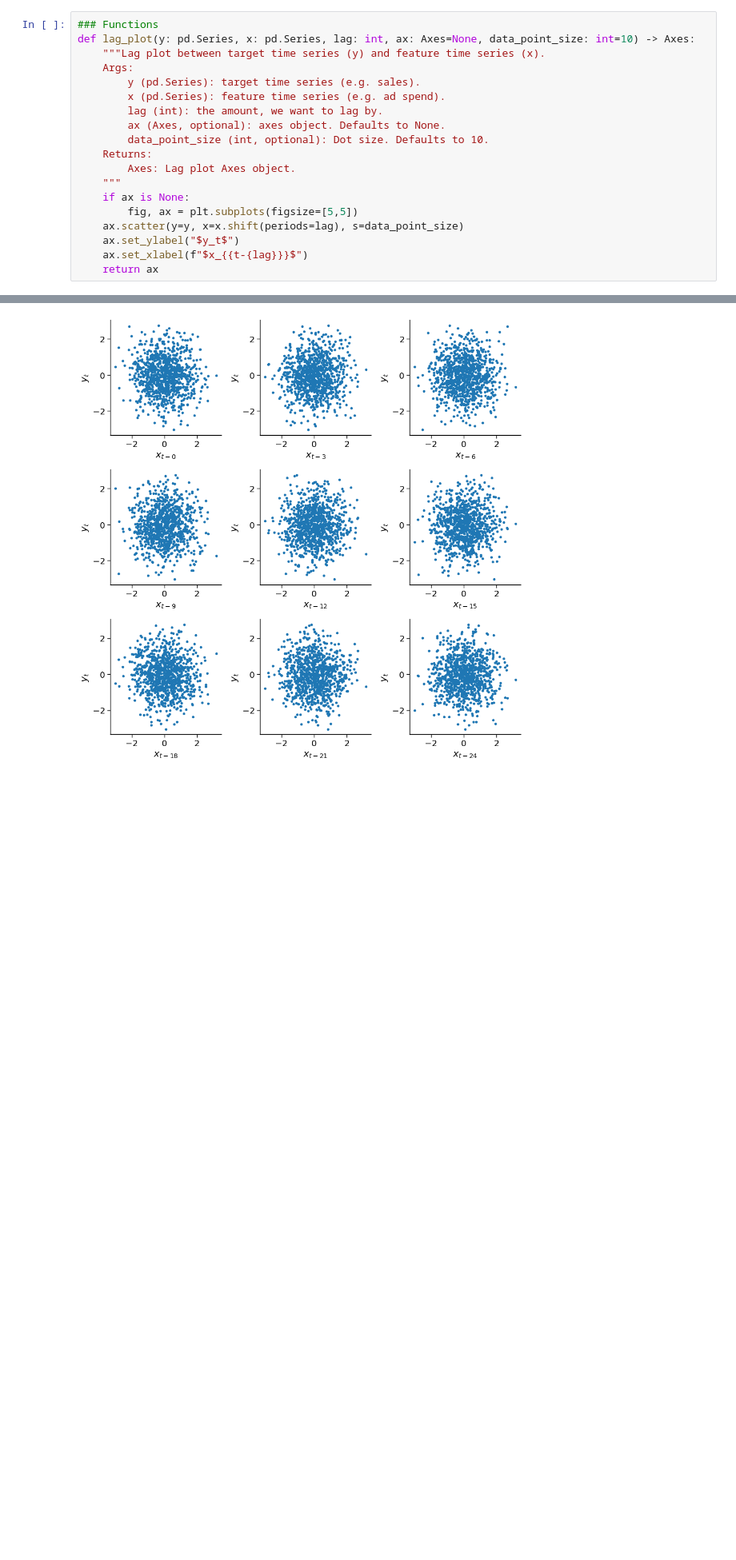
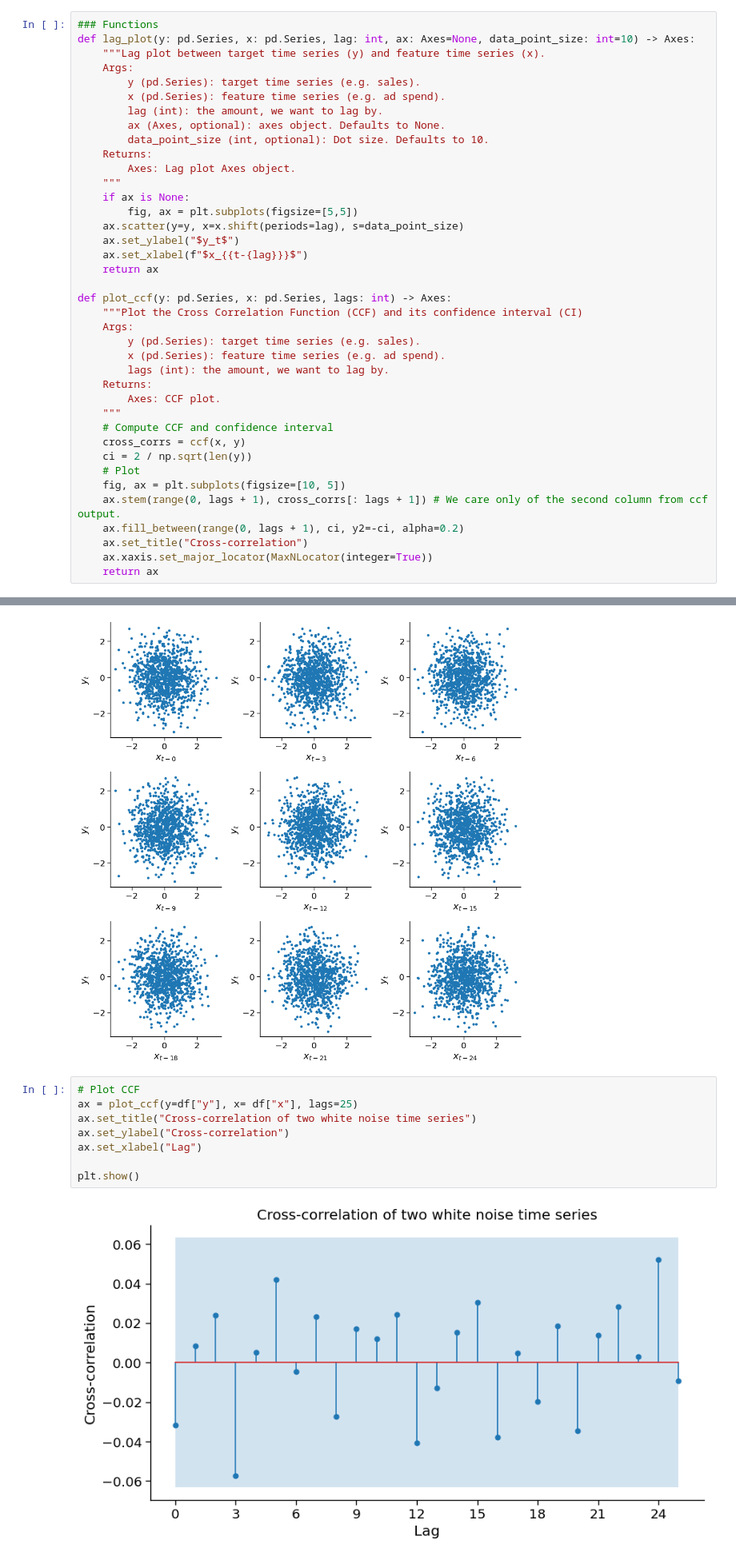
Before and after one commit to razielar/feature_engineering_ts_forecasting, a Jupyter notebook: 06_lag_features/05_cross_correlation_function.ipynb, the cells around one changed output, grey strips where cells are left out. Shown at 80% size. Saved outputs shown, nothing was run; the diff lists cells and outputs as text; blank space fills up the shorter version.

Commit message:
white noise ts done

```diff
--- a/06_lag_features/05_cross_correlation_function.ipynb
+++ b/06_lag_features/05_cross_correlation_function.ipynb
@@ -43,6 +43,26 @@ def lag_plot(y: pd.Series, x: pd.Series, lag: int, ax: Axes=None, data_point_siz
     ax.set_ylabel("$y_t$")
     ax.set_xlabel(f"$x_{{t-{lag}}}$")
     return ax
+
+def plot_ccf(y: pd.Series, x: pd.Series, lags: int) -> Axes:
+    """Plot the Cross Correlation Function (CCF) and its confidence interval (CI)
+    Args:
+        y (pd.Series): target time series (e.g. sales).
+        x (pd.Series): feature time series (e.g. ad spend).
+        lags (int): the amount, we want to lag by.
+    Returns:
+        Axes: CCF plot.
+    """
+    # Compute CCF and confidence interval
+    cross_corrs = ccf(x, y)
+    ci = 2 / np.sqrt(len(y))
+    # Plot
+    fig, ax = plt.subplots(figsize=[10, 5])
+    ax.stem(range(0, lags + 1), cross_corrs[: lags + 1]) # We care only of the second column from ccf output.
+    ax.fill_between(range(0, lags + 1), ci, y2=-ci, alpha=0.2)
+    ax.set_title("Cross-correlation")
+    ax.xaxis.set_major_locator(MaxNLocator(integer=True))
+    return ax
 # %% [markdown]
 ## 1) Compute CCF for a white noise time series
 $$y_t = \epsilon_t$$
@@ -91,3 +111,13 @@ for i, lag in enumerate(range(0, 27, 3)): #e.g. 0,3,6,9,12,..,24
 plt.tight_layout()
 # %% [output]
 [figure]
+# %%
+# Plot CCF
+ax = plot_ccf(y=df["y"], x= df["x"], lags=25)
+ax.set_title("Cross-correlation of two white noise time series")
+ax.set_ylabel("Cross-correlation")
+ax.set_xlabel("Lag")
+
+plt.show()
+# %% [output]
+[figure, added]
```
